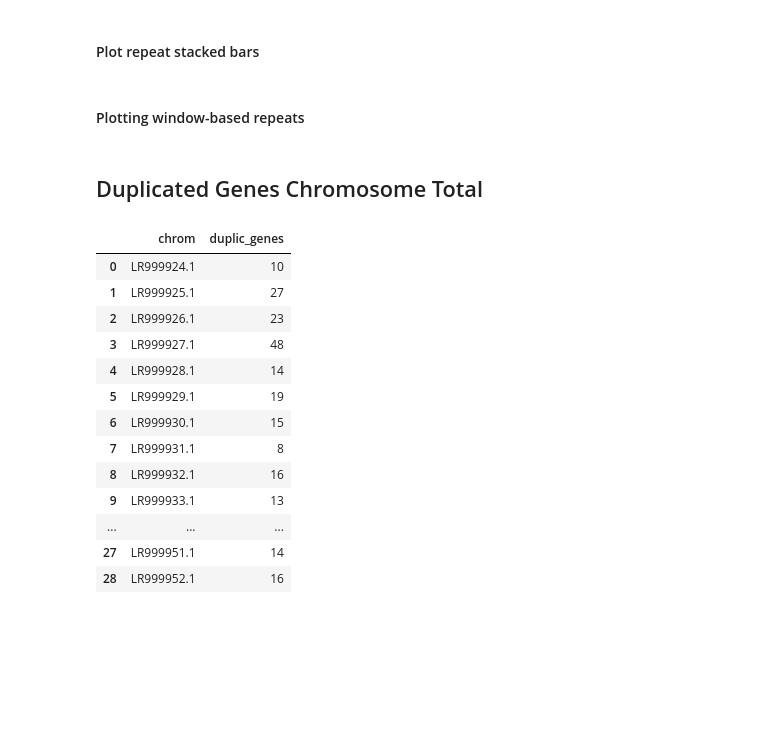
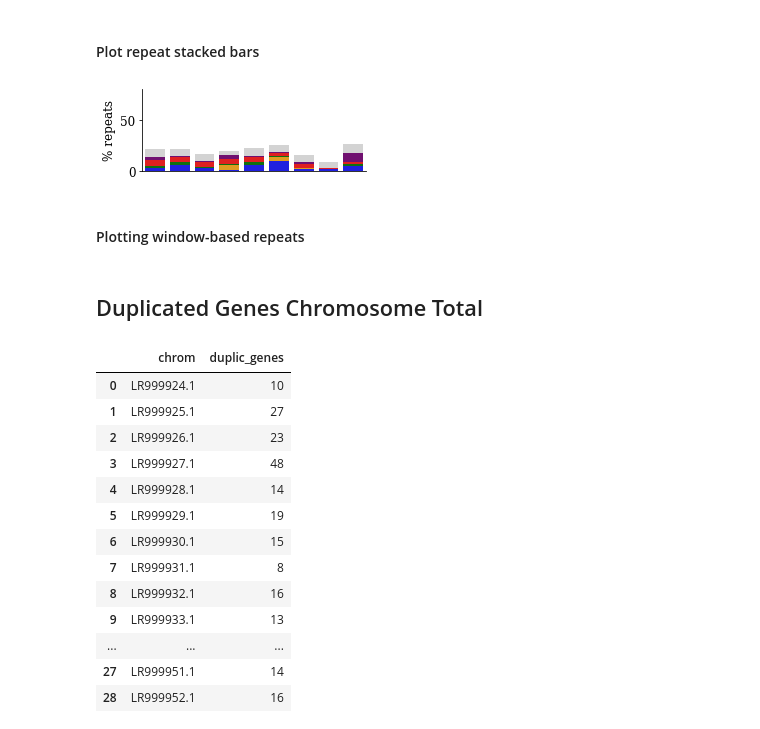
Before and after one commit to DaSh-bash/GenomeVanessa, a Jupyter notebook: Figures/VanessaGenomeFigures.ipynb, the cells around one changed output. Saved outputs shown, nothing was run; the diff lists cells and outputs as text; code cells hidden in the pictures; blank space fills up the shorter version.

```diff
--- a/Figures/VanessaGenomeFigures.ipynb
+++ b/Figures/VanessaGenomeFigures.ipynb
@@ -103,3 +103,31 @@ plt.show()
 [figure]
 # %% [markdown]
 #### Creating data frame for plotting window-based repeats
+# %%
+def make_repeat_df(path):
+    new = open(path).read()
+    split_ = new.split('\n')
+    eigve_array=[]
+    for i in split_:
+        ii=re.split('\ |\t',i)
+        eigve_array+=[ii]
+
+    df4=pd.DataFrame(eigve_array[1:])
+    df4.columns =["chrom", "begin", "end", "count_rpt", "length_rpt", "count_SINE","length_SINE", "count_DNA", "length_DNA", "count_TcM","length_TcM","count_LINE", "length_LINE", "count_LTR", "length_LTR", "count_nonLTR", "length_nonLTR"]
+    df4 = df4[:-1]
+
+    df4.loc[df4["length_SINE"] == '','length_SINE'] = 0
+    df4.loc[df4["length_TcM"] == '','length_TcM'] = 0
+
+    cols = df4.columns.drop('chrom')
+    df4[cols] = df4[cols].apply(pd.to_numeric, errors='coerce')
+
+    df4['block_len']=df4["end"]-df4["begin"]
+    df4['per_length']=df4["length_rpt"]/df4['block_len']*100
+    df4['per_nonLTR']=df4["length_nonLTR"]/df4['block_len']*100
+    df4['per_LTRadd']=df4["length_LTR"]/df4['block_len']*100
+    df4['per_DNAtransadd']=(df4["length_LTR"]+df4["length_DNA"])/df4['block_len']*100
+    df4['per_SINEadd']=(df4["length_LTR"]+df4["length_DNA"]+df4["length_SINE"])/df4['block_len']*100
+    df4['per_LINEadd']=(df4["length_LTR"]+df4["length_DNA"]+df4["length_SINE"]+df4["length_LINE"])/df4['block_len']*100
+
+    return df4
@@ -244,3 +241,7 @@ def plot_rep_stack_bar(df,mg_num,chrnum):
     plt.show()
+# %%
+plot_rep_stack_bar(make_repeat_df("/Users/dshipilina/GitHub/GenomeVanessa/WindowBasedAnalysis/WindowedRepeatDensity/100k_counts/LR999929.1-repeat-count.out"),4,"40")
+# %% [output]
+[figure, added]
 # %% [markdown]
 #### Plotting window-based repeats
```
Also changed, not shown: parts of 18 cells of this notebook, 1 other file.
